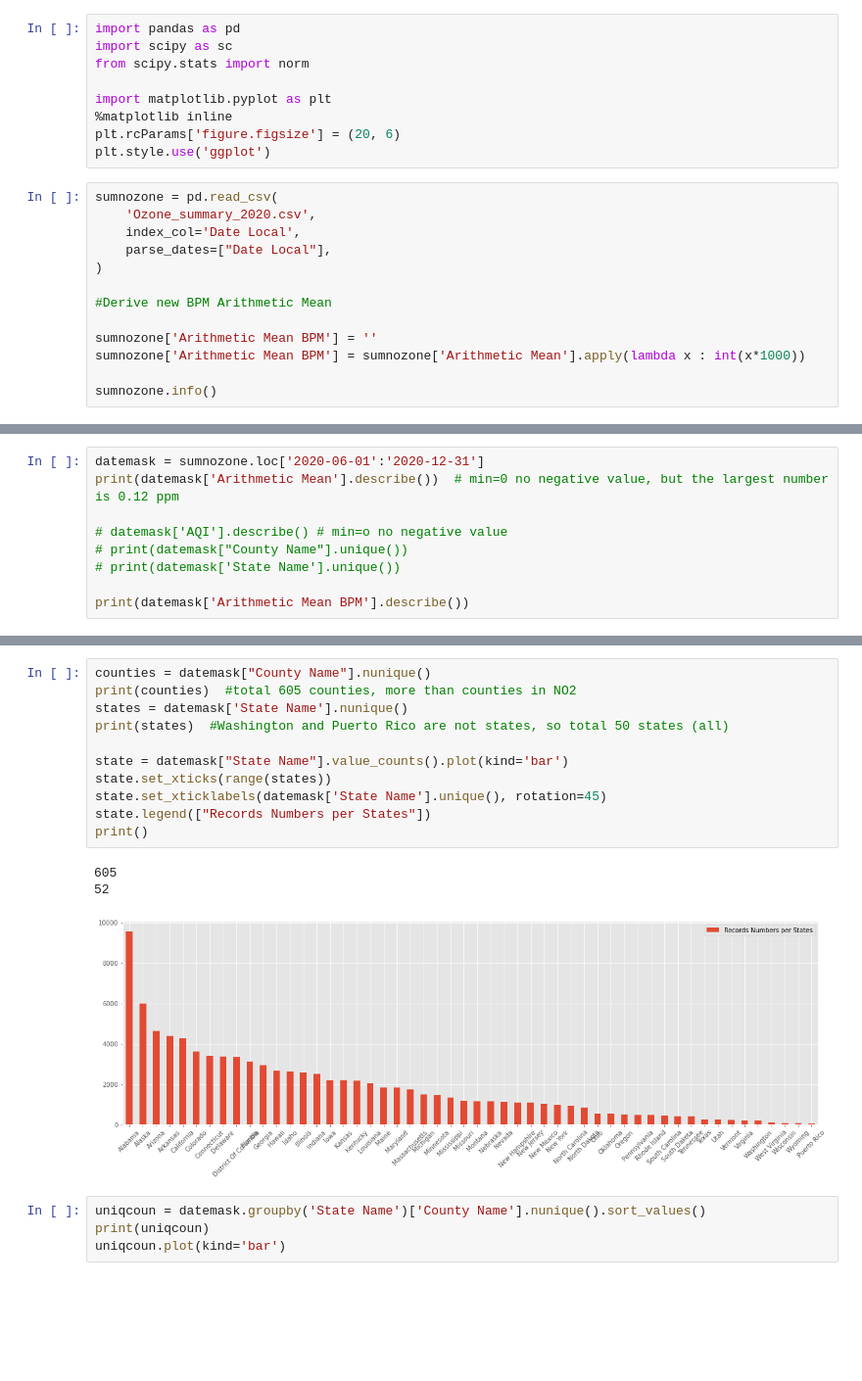
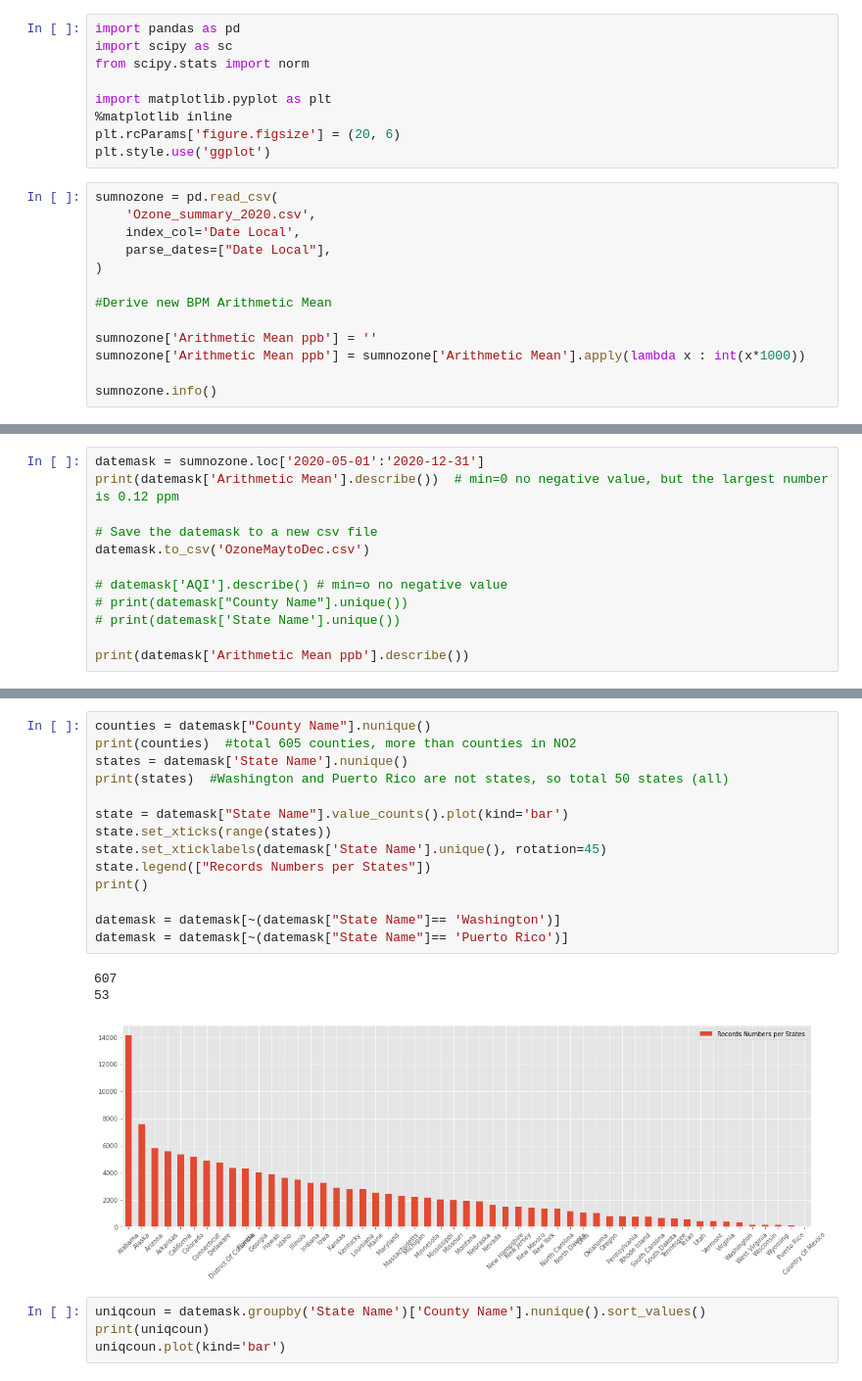
Before and after one commit to Jonathan-Barton/AirQualityProject, a Jupyter notebook: Ozone Daily Summary Data Profile.ipynb, the cells around one changed output, grey strips where cells are left out. Shown at 98% size. Drawn from its saved outputs; the diff is of its cells as text; blank space fills up the shorter version.

Commit message:
merged data and get state county lists

```diff
--- a/Ozone Daily Summary Data Profile.ipynb
+++ b/Ozone Daily Summary Data Profile.ipynb
@@ -16,8 +16,8 @@ sumnozone = pd.read_csv(
 
 #Derive new BPM Arithmetic Mean
 
-sumnozone['Arithmetic Mean BPM'] = ''
-sumnozone['Arithmetic Mean BPM'] = sumnozone['Arithmetic Mean'].apply(lambda x : int(x*1000))
+sumnozone['Arithmetic Mean ppb'] = ''
+sumnozone['Arithmetic Mean ppb'] = sumnozone['Arithmetic Mean'].apply(lambda x : int(x*1000))
 
 sumnozone.info()
 # %% [output]
@@ -39,12 +39,15 @@ Data columns (total 29 columns):
 dtypes: float64(6), int64(9), object(14)
 memory usage: 56.7+ MB
 # %%
-datemask = sumnozone.loc['2020-06-01':'2020-12-31']
+datemask = sumnozone.loc['2020-05-01':'2020-12-31']
 print(datemask['Arithmetic Mean'].describe())  # min=0 no negative value, but the largest number is 0.12 ppm
+
+# Save the datemask to a new csv file
+datemask.to_csv('OzoneMaytoDec.csv')
 
 # datemask['AQI'].describe() # min=o no negative value
 # print(datemask["County Name"].unique())
 # print(datemask['State Name'].unique())
 
-print(datemask['Arithmetic Mean BPM'].describe())
+print(datemask['Arithmetic Mean ppb'].describe())
 # %% [output]
@@ -69,18 +72,21 @@ Name: Arithmetic Mean BPM, dtype: float64
 # %%
 counties = datemask["County Name"].nunique()
 print(counties)  #total 605 counties, more than counties in NO2
 states = datemask['State Name'].nunique()
 print(states)  #Washington and Puerto Rico are not states, so total 50 states (all)
 
 state = datemask["State Name"].value_counts().plot(kind='bar')
 state.set_xticks(range(states))
 state.set_xticklabels(datemask['State Name'].unique(), rotation=45)
 state.legend(["Records Numbers per States"])
 print()
+
+datemask = datemask[~(datemask["State Name"]== 'Washington')]
+datemask = datemask[~(datemask["State Name"]== 'Puerto Rico')]
 # %% [output]
-605
-52
+607
+53
-[figure, old version]
+[figure, new version]
 # %%
 uniqcoun = datemask.groupby('State Name')['County Name'].nunique().sort_values()
 print(uniqcoun)
```
Also changed, not shown: parts of 2 cells of this notebook, 13 other files.
